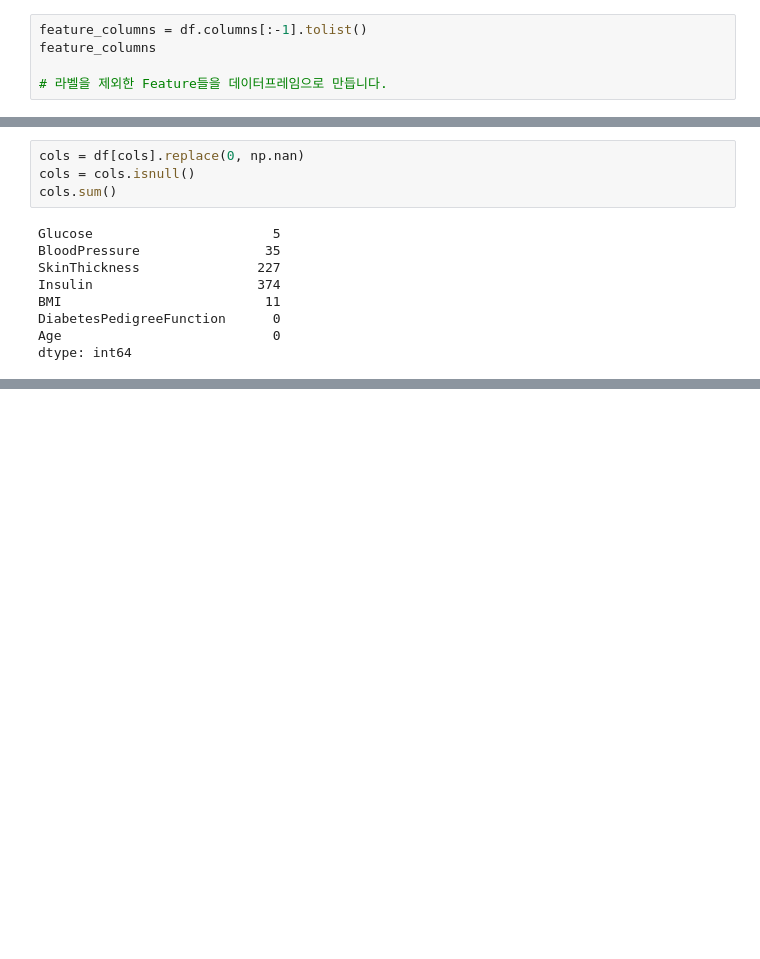
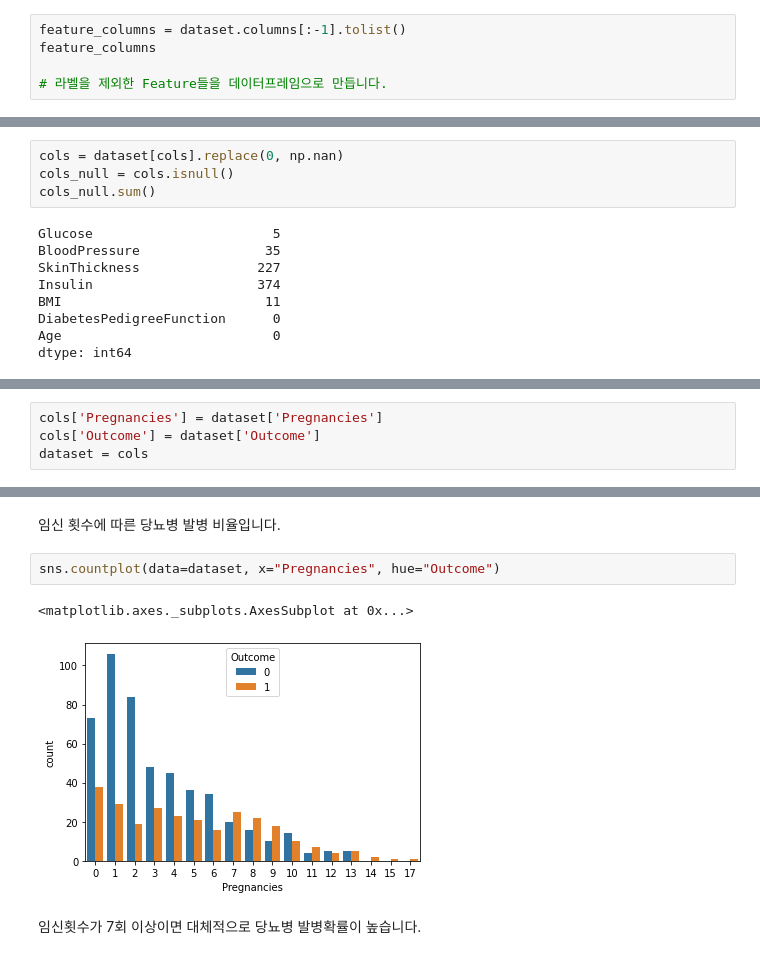
Before and after one commit to hyunwoongko/bigdata-lecture, a Jupyter notebook: _notebooks/05_02_의사결정_트리.ipynb, the cells around one changed output, grey strips where cells are left out. Cells and saved outputs as stored; diff of their text form; blank space fills up the shorter version.

```diff
--- a/_notebooks/05_02_의사결정_트리.ipynb
+++ b/_notebooks/05_02_의사결정_트리.ipynb
@@ -354,7 +381,7 @@ Name: DiabetesPedigreeFunction, dtype: float64
 
 언뜻 보면 데이터에 결측치가 없어보이지만, 인슐린이나 혈압, 피부두께, BMI등이 0일 수는 없습니다. 따라서 이 수치들은 결측치라고 이해하고 접근하면 될 것 같습니다. 즉, 결측치는 `isnull().sum()`으로만 확인할 것이 아니라 `describe()`를 이용해서 값을 꼭 분석해보셔야합니다. 여러분이 실제로 사용할 데이터가 이런식으로 주어진다면 결측치를 꼭 제거하고 사용해야 좋은 성능을 얻을 수 있겠죠?
 # %%
-feature_columns = df.columns[:-1].tolist()
+feature_columns = dataset.columns[:-1].tolist()
 feature_columns
 
 # 라벨을 제외한 Feature들을 데이터프레임으로 만듭니다.
@@ -381,9 +408,9 @@ cols
  'DiabetesPedigreeFunction',
  'Age']
 # %%
-cols = df[cols].replace(0, np.nan)
-cols = cols.isnull()
-cols.sum()
+cols = dataset[cols].replace(0, np.nan)
+cols_null = cols.isnull()
+cols_null.sum()
 # %% [output]
 Glucose                       5
 BloodPressure                35
@@ -402,0 +430,4 @@ Age와 DiabetesPedigreeFunction는 0인 데이터가 없고, 나머지는 0인
+# %%
+cols['Pregnancies'] = dataset['Pregnancies']
+cols['Outcome'] = dataset['Outcome']
+dataset = cols
@@ -402,0 +481,9 @@ Age와 DiabetesPedigreeFunction는 0인 데이터가 없고, 나머지는 0인
+# %% [markdown]
+임신 횟수에 따른 당뇨병 발병 비율입니다.
+# %%
+sns.countplot(data=dataset, x="Pregnancies", hue="Outcome")
+# %% [output]
+<matplotlib.axes._subplots.AxesSubplot at 0x...>
+[figure, added]
+# %% [markdown]
+임신횟수가 7회 이상이면 대체적으로 당뇨병 발병확률이 높습니다.
```
Also changed, not shown: parts of 26 cells of this notebook.
